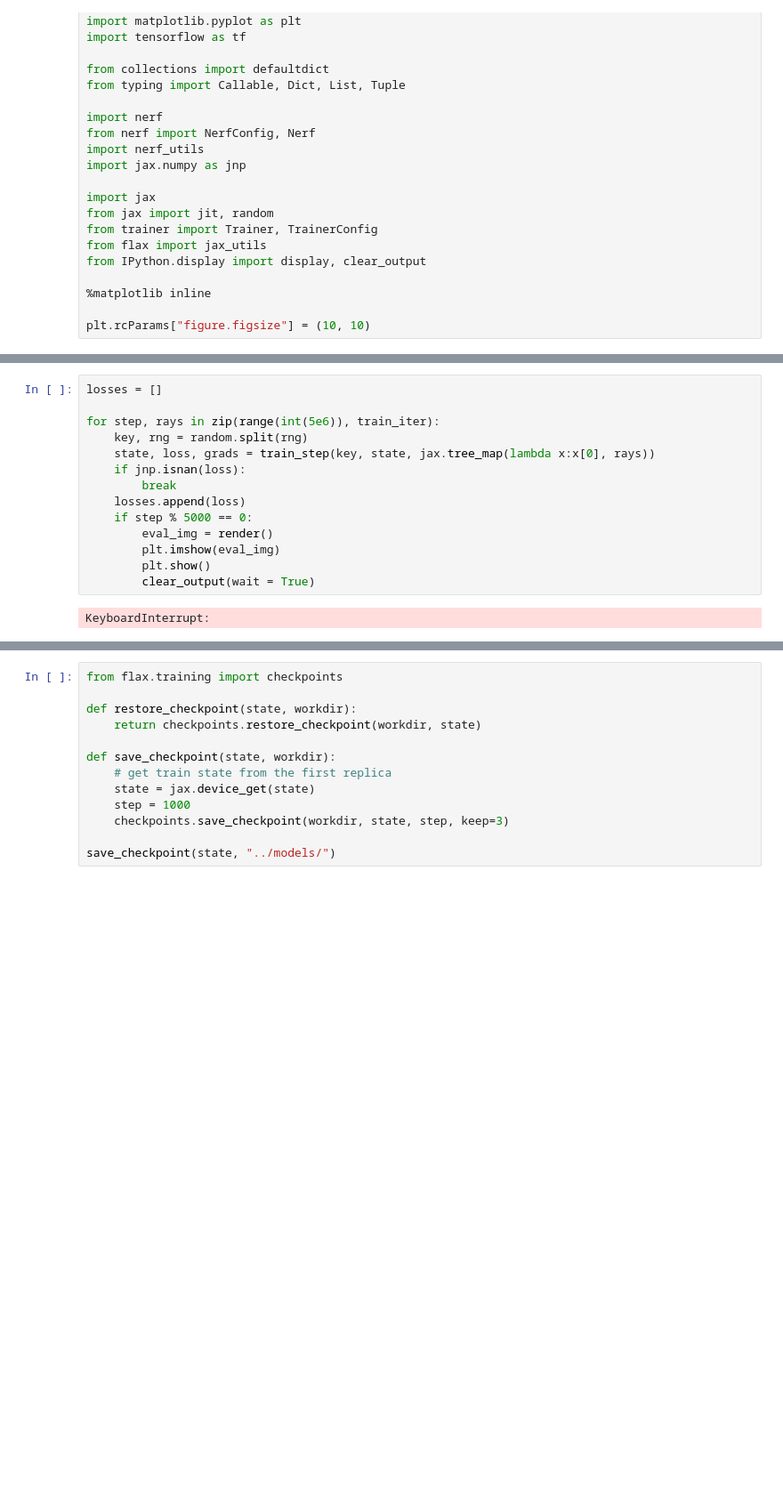
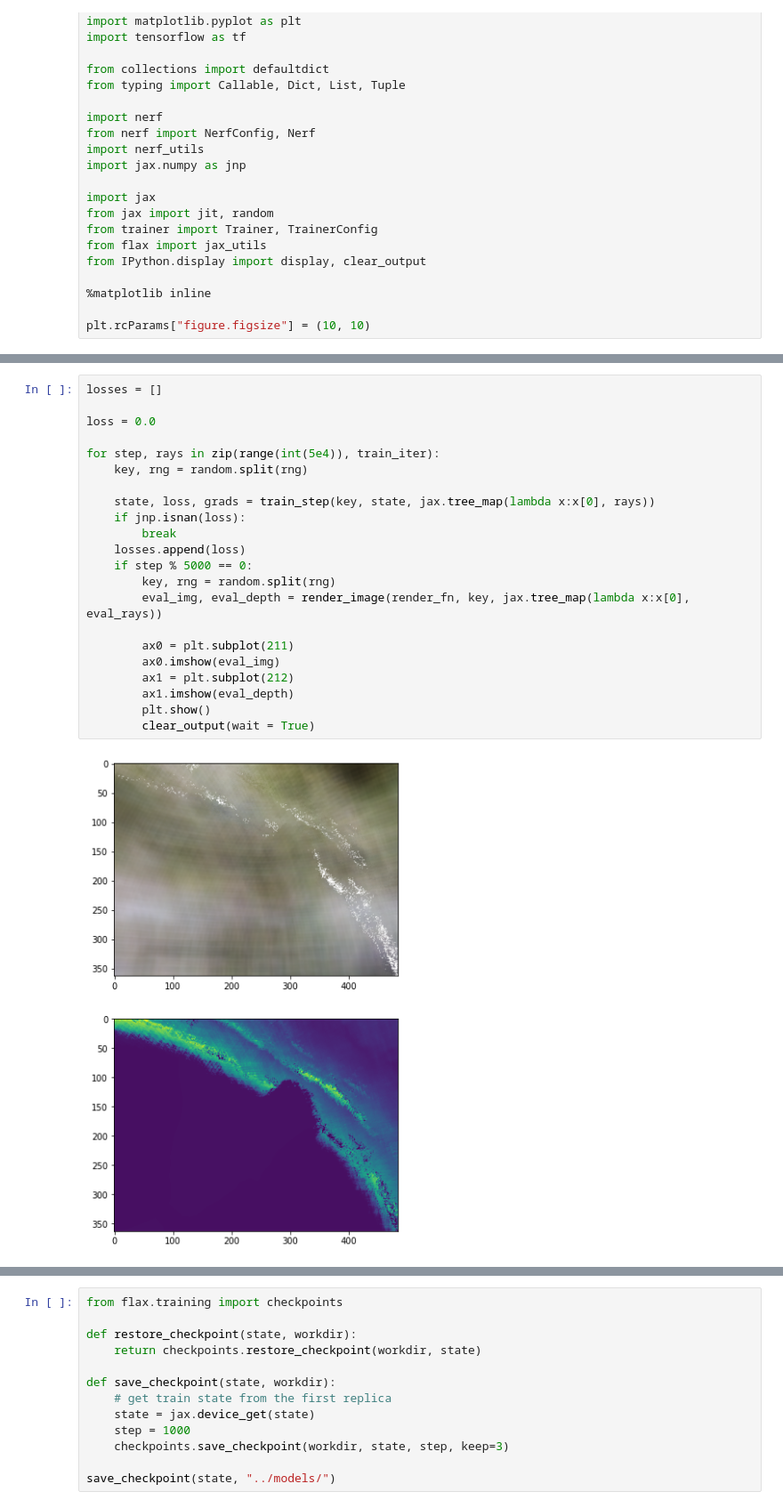
Before and after one commit to liangkaizhang/yet-another-jax-nerf, a Jupyter notebook: scripts/test_model.ipynb, the cells around one changed output, grey strips where cells are left out. Shown at 89% size. Cells and saved outputs as stored; diff of their text form; blank space fills up the shorter version.

```diff
--- a/scripts/test_model.ipynb
+++ b/scripts/test_model.ipynb
@@ -114,16 +133,24 @@ rng = random.PRNGKey(1122546)
 # %%
 losses = []
 
-for step, rays in zip(range(int(5e6)), train_iter):
+loss = 0.0
+
+for step, rays in zip(range(int(5e4)), train_iter):
     key, rng = random.split(rng)
+
     state, loss, grads = train_step(key, state, jax.tree_map(lambda x:x[0], rays))
     if jnp.isnan(loss):
         break
     losses.append(loss)
     if step % 5000 == 0:
-        eval_img = render()
-        plt.imshow(eval_img)
+        key, rng = random.split(rng)
+        eval_img, eval_depth = render_image(render_fn, key, jax.tree_map(lambda x:x[0], eval_rays))
+
+        ax0 = plt.subplot(211)
+        ax0.imshow(eval_img)
+        ax1 = plt.subplot(212)
+        ax1.imshow(eval_depth)
         plt.show()
         clear_output(wait = True)
 # %% [output]
-KeyboardInterrupt:
+[figure, added]
```
Also changed, not shown: parts of 6 cells of this notebook, 8 other files.
